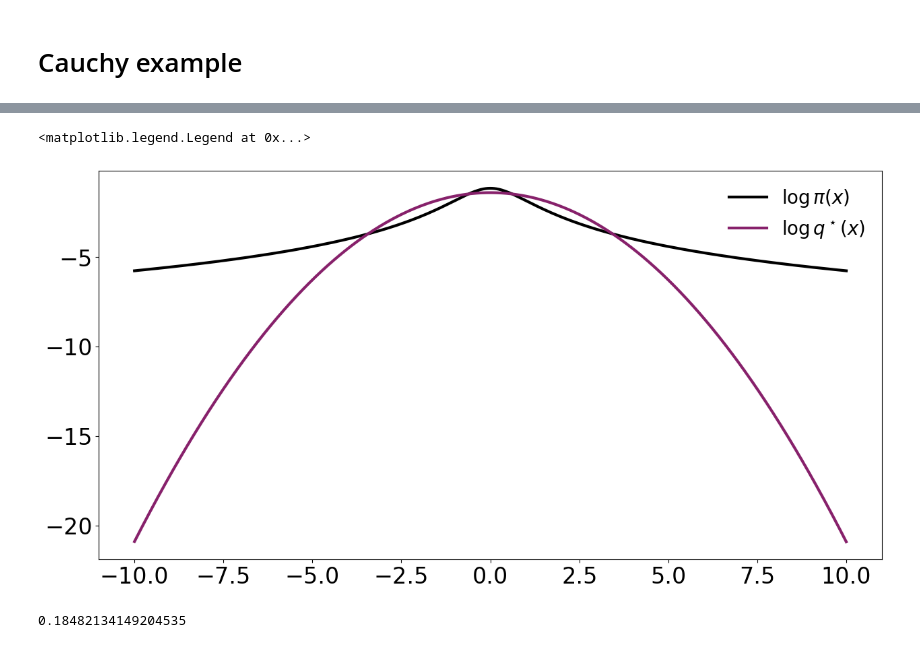
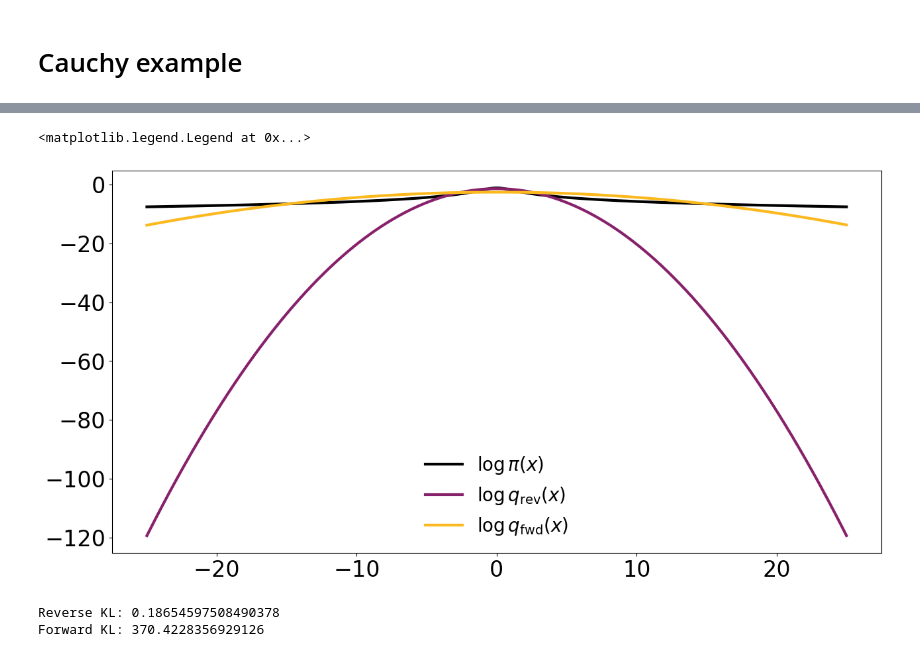
Before and after one commit to giankdiluvi/vi-ci-calibration, a Jupyter notebook: src/cauchy.ipynb, the cells around one changed output, grey strips where cells are left out. Saved outputs shown, nothing was run; the diff lists cells and outputs as text; code cells hidden in the pictures.

Commit message:
fwd kl optimization

```diff
--- a/src/cauchy.ipynb
+++ b/src/cauchy.ipynb
@@ -68,17 +72,17 @@ def gaussianVI(lp,randp,divergence='rev-kl',B=1000,max_iters=1001,lr_mu=1e-2,lr_
     print('Final σ: '+str(np.exp(lsigmas[-1])))
     return mus,lsigmas
 # %%
-# optimization
+# rev kl opt
 
 # settings
 np.random.seed(520)
 max_iters=10001
-lr_mu=1e0
-lr_lsigma=1e0
 B=10000 # monte carlo sample size for gradient estimation
+lr_mu=1e1
+lr_lsigma=1e1
 divergence='rev-kl'
 
-mus,lsigmas=gaussianVI(lp,randp,divergence,B,max_iters,lr_mu,lr_lsigma)
+rev_mus,rev_lsigmas=gaussianVI(lp,randp,divergence,B,max_iters,lr_mu,lr_lsigma)
 # %% [output]
 Initial μ: -1.4109450484350377
 Initial σ: 0.7555405048862535
@@ -101,6 +105,17 @@ Final σ: 1.6001583190299575
 # %%
-rev_mu=mus[-1]
-rev_lsigma=lsigmas[-1]
+rev_mu=rev_mus[-1]
+rev_lsigma=rev_lsigmas[-1]
 
-lq_rev = lambda x : lq(x,rev_mu,rev_lsigma)
-randq_rev = lambda B : rev_mu+np.exp(rev_lsigma)*np.random.randn(B)
+rev_lq = lambda x : lq(x,rev_mu,rev_lsigma)
+rev_randq = lambda B : rev_mu+np.exp(rev_lsigma)*np.random.randn(B)
+# %%
+# fwd kl opt
+# settings
+np.random.seed(520)
+max_iters=10001
+B=10000 # monte carlo sample size for gradient estimation
+lr_mu=1e-1
+lr_lsigma=1e-11
+divergence='fwd-kl'
+
+fwd_mus,fwd_lsigmas=gaussianVI(lp,randp,divergence,B,max_iters,lr_mu,lr_lsigma)
@@ -107,12 +141,23 @@ randq_rev = lambda B : rev_mu+np.exp(rev_lsigma)*np.random.randn(B)
+# %%
+fwd_mu=fwd_mus[-1]
+fwd_lsigma=fwd_lsigmas[-1]
+
+fwd_lq = lambda x : lq(x,fwd_mu,fwd_lsigma)
+fwd_randq = lambda B : fwd_mu+np.exp(fwd_lsigma)*np.random.randn(B)
 # %%
-lsx=np.linspace(-10,10,1000)
+lsx=np.linspace(-25,25,1000)
 plt.plot(lsx,lp(lsx),c="black", label=r'$\log\pi(x)$',lw=3)
-plt.plot(lsx,lq_rev(lsx),c='#87216BFF', label=r'$\log q^\star(x)$',lw=3)
+plt.plot(lsx,rev_lq(lsx),c='#87216BFF', label=r'$\log q_{\mathrm{rev}}(x)$',lw=3)
+plt.plot(lsx,fwd_lq(lsx),c='#FBB91FFF', label=r'$\log q_{\mathrm{fwd}}(x)$',lw=3)
 plt.legend(fontsize='small',frameon=False)
 # %% [output]
 <matplotlib.legend.Legend at 0x...>
-[figure, old version]
+[figure, new version]
-# %%
-kl(lq_rev,lp,randq_rev,B=10000)
-# %% [output]
-0.18482134149204535
+# %%
+rev_kl=kl(rev_lq,lp,rev_randq,B=10000)
+fwd_kl=kl(lp,fwd_lq,randp,B=10000)
+print('Reverse KL: '+str(rev_kl))
+print('Forward KL: '+str(fwd_kl))
+# %% [output]
+Reverse KL: 0.18654597508490378
+Forward KL: 370.4228356929126
```
Also changed, not shown: parts of 4 cells of this notebook.
